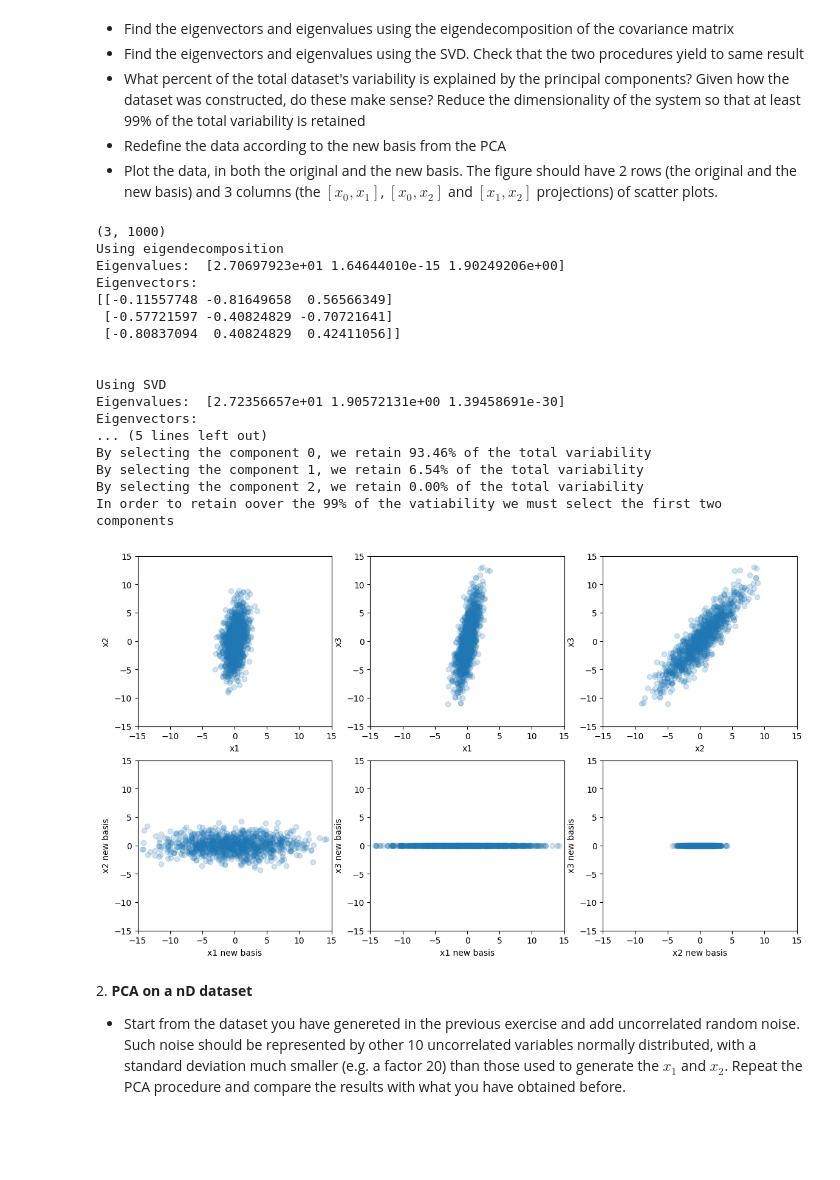
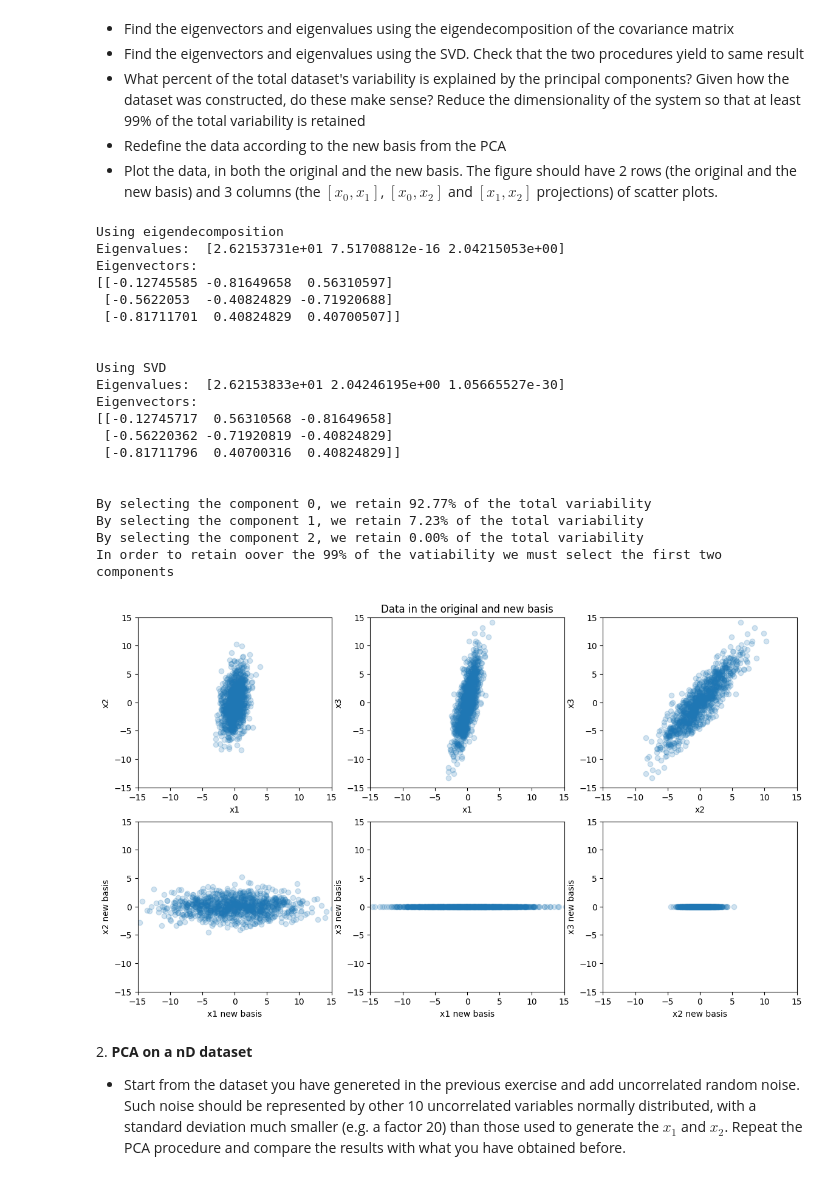
Before and after one commit to PietroTarga/ScientificComputingWithPython2022, a Jupyter notebook: 08ex_algebra.ipynb, the cells around one changed output. Drawn from its saved outputs; the diff is of its cells as text; code cells hidden in the pictures; blank space fills up the shorter version.

```diff
--- a/08ex_algebra.ipynb
+++ b/08ex_algebra.ipynb
@@ -24,7 +24,7 @@ x2 = x1 + np.random.normal(loc=0, scale=3, size=n)
 x3 = 2*x1+x2
 
 df = np.array([x1, x2, x3])
-print(np.shape(df))
+
 
 #eigenvectors and eigenvalues
 
@@ -65,7 +65,7 @@ df_p = np.dot(U.T, df)
 
 fig,ax = plt.subplots(2,3,figsize=(14, 8))
 
-
+ax[0,1].set_title('Data in the original and new basis')
 ax[0,0].scatter(df[0,:], df[1,:], alpha=0.2)
 ax[0,0].set_xlim([-15,15])
 ax[0,0].set_ylim([-15,15])
@@ -82,43 +82,46 @@ ax[0,2].set_ylim([-15,15])
 ax[0,2].set_xlabel('x2')
 ax[0,2].set_ylabel('x3')
 
 
 ax[1,0].scatter(df_p[0,:], df_p[1,:], alpha=0.2)
 ax[1,0].set_xlim([-15,15])
 ax[1,0].set_ylim([-15,15])
 ax[1,0].set_xlabel('x1 new basis')
 ax[1,0].set_ylabel('x2 new basis')
 ax[1,1].scatter(df_p[0,:], df_p[2,:], alpha=0.2)
 ax[1,1].set_xlim([-15,15])
 ax[1,1].set_ylim([-15,15])
 ax[1,1].set_xlabel('x1 new basis')
 ax[1,1].set_ylabel('x3 new basis')
 ax[1,2].scatter(df_p[1,:], df_p[2,:], alpha=0.2)
 ax[1,2].set_xlim([-15,15])
 ax[1,2].set_ylim([-15,15])
 ax[1,2].set_xlabel('x2 new basis')
 ax[1,2].set_ylabel('x3 new basis')
 
 plt.show()
 # %% [output]
-(3, 1000)
 Using eigendecomposition
-Eigenvalues:  [2.70697923e+01 1.64644010e-15 1.90249206e+00]
+Eigenvalues:  [2.62153731e+01 7.51708812e-16 2.04215053e+00]
 Eigenvectors:
-[[-0.11557748 -0.81649658  0.56566349]
- [-0.57721597 -0.40824829 -0.70721641]
- [-0.80837094  0.40824829  0.42411056]]
+[[-0.12745585 -0.81649658  0.56310597]
+ [-0.5622053  -0.40824829 -0.71920688]
+ [-0.81711701  0.40824829  0.40700507]]
 
 
 Using SVD
-Eigenvalues:  [2.72356657e+01 1.90572131e+00 1.39458691e-30]
+Eigenvalues:  [2.62153833e+01 2.04246195e+00 1.05665527e-30]
 Eigenvectors:
-... (5 lines left out)
-By selecting the component 0, we retain 93.46% of the total variability
-By selecting the component 1, we retain 6.54% of the total variability
+[[-0.12745717  0.56310568 -0.81649658]
+ [-0.56220362 -0.71920819 -0.40824829]
+ [-0.81711796  0.40700316  0.40824829]]
+
+
+By selecting the component 0, we retain 92.77% of the total variability
+By selecting the component 1, we retain 7.23% of the total variability
 By selecting the component 2, we retain 0.00% of the total variability
 In order to retain oover the 99% of the vatiability we must select the first two components
-[figure, old version]
+[figure, new version]
 # %% [markdown]
 2\. **PCA on a nD dataset**
 
```
Also changed, not shown: parts of 2 cells of this notebook, 2 other files.
